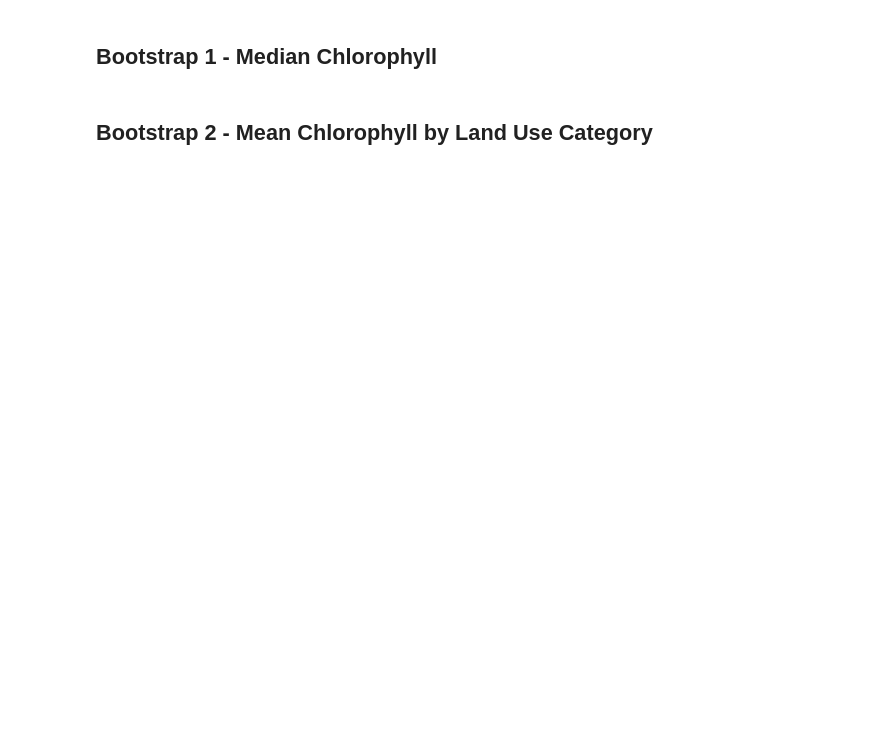
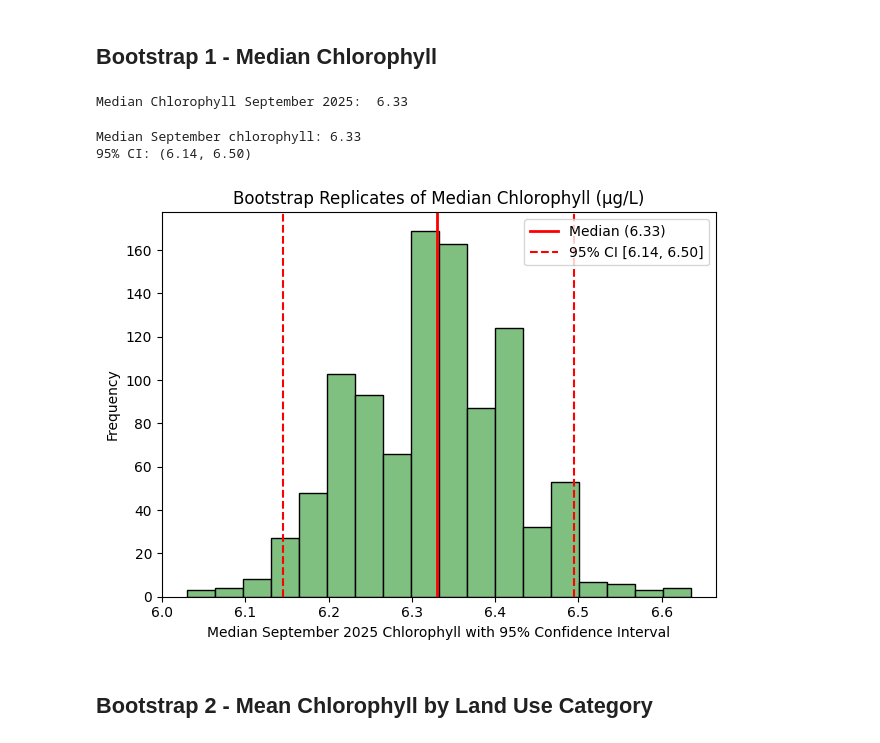
Before and after one commit to sscrader/SEIS631_Project, a Jupyter notebook: project_analysis.ipynb, the cells around one changed output. Saved outputs shown, nothing was run; the diff lists cells and outputs as text; code cells hidden in the pictures; blank space fills up the shorter version.

```diff
--- a/project_analysis.ipynb
+++ b/project_analysis.ipynb
@@ -410,4 +410,48 @@ plt.show()
 # %% [markdown]
 ## Bootstrap 1 - Median Chlorophyll
+# %%
+# Overall Median Chlorophyll for lakes in September 2025
+median_chla = use_qual_df["chl_sept_2025"].median()
+print("Median Chlorophyll September 2025: ", median_chla)
+# %% [output]
+Median Chlorophyll September 2025:  6.33
+# %%
+# bootstrap chlorophyll for 1000 replicates
+med_boot = use_qual_df.copy()
+
+replicates = []
+
+for _ in range(1000) :
+    replicates.append(med_boot.sample(frac=1, replace = True)['chl_sept_2025'].median())
+# %%
+# point estimate (median of original data)
+median_val = med_boot["chl_sept_2025"].median()
+
+# confidence interval
+ci_lower = np.percentile(replicates, 2.5)
+ci_upper = np.percentile(replicates, 97.5)
+
+print(f"Median September chlorophyll: {median_val:.2f}")
+print(f"95% CI: ({ci_lower:.2f}, {ci_upper:.2f})")
+# %% [output]
+Median September chlorophyll: 6.33
+95% CI: (6.14, 6.50)
+# %%
+# histogram of bootstrap replicates and observed median
+
+boot_med = np.median(replicates)
+
+plt.hist(replicates, bins=18, color='#7fbf7f', edgecolor='black')
+plt.axvline(boot_med, color='red', linestyle='-', linewidth=2, label=f'Median ({median_val:.2f})')
+plt.axvline(ci_lower, color='red', linestyle='--', lw=1.5, label=f'95% CI [{ci_lower:.2f}, {ci_upper:.2f}]')
+plt.axvline(ci_upper, color='red', linestyle='--', lw=1.5)
+plt.xlabel('Median September 2025 Chlorophyll with 95% Confidence Interval')
+plt.ylabel('Frequency')
+plt.title('Bootstrap Replicates of Median Chlorophyll (µg/L)')
+plt.legend()
+plt.tight_layout()
+plt.show()
+# %% [output]
+[figure, added]
 # %% [markdown]
 ## Bootstrap 2 - Mean Chlorophyll by Land Use Category
```
Also changed, not shown: parts of 4 cells of this notebook, 1 other file.
